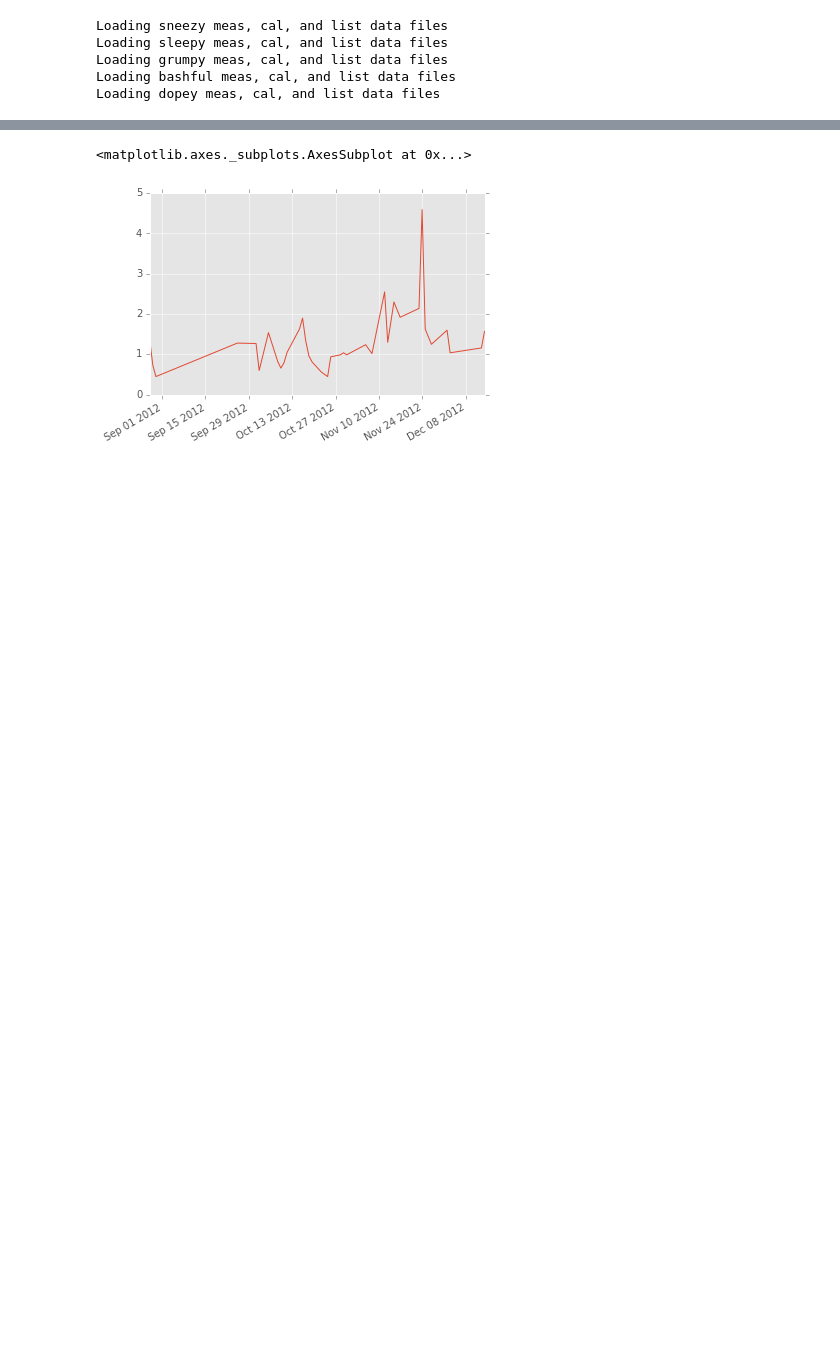
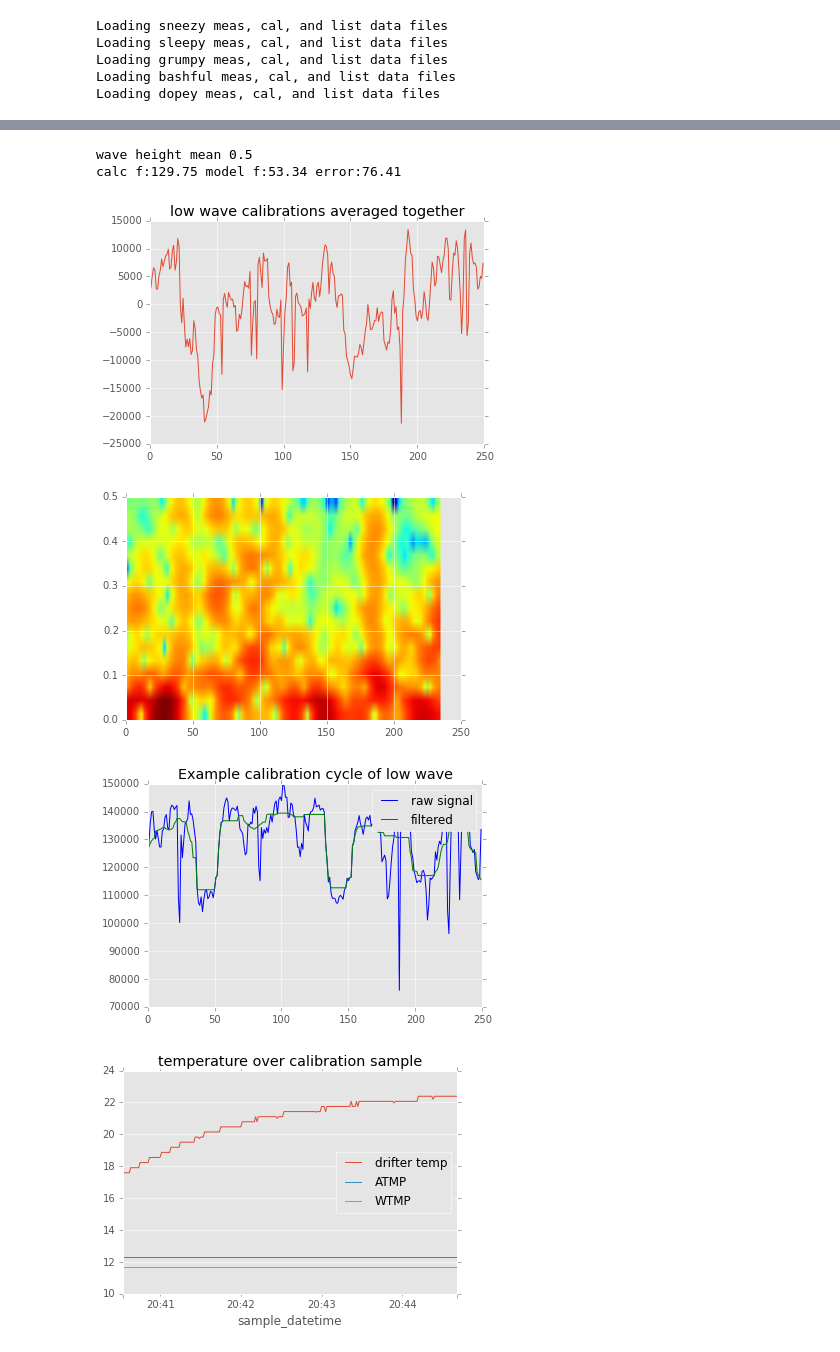
Before and after one commit to johannah/drifters, a Jupyter notebook: index.ipynb, the cells around one changed output, grey strips where cells are left out. Cells and saved outputs as stored; diff of their text form; code cells hidden in the pictures; blank space fills up the shorter version.

```diff
--- a/index.ipynb
+++ b/index.ipynb
@@ -201,8 +158,47 @@ dopey
-# %%
-ss = ss[ss.loc[:,"WVHT"] != 99.00]
-md = drifter_dict['grumpy']['list']
-o = pd.merge(md, ss, left_index=True, right_index=True)
-o['WVHT'].plot()
-# %% [output]
-<matplotlib.axes._subplots.AxesSubplot at 0x...>
-[figure, removed]
+# %%
+# look at the specgram to determine if there is any structured noise
+NFFT = 32
+overlap = 30
+Fs=1
+if len(low_waves):
+    # look at time series of each calibration that occurred during a low wave period
+    xl = np.mean(np.vstack(low_waves), axis=0)
+    xnl = xl-np.mean(xl)
+    plt.figure()
+    plt.title("low wave calibrations averaged together")
+    plt.plot(xnl)
+    plt.figure()
+    Pxxl, freqsl, binsl, iml = plt.specgram(xnl, Fs=Fs, NFFT=NFFT, noverlap=overlap)
+
+    # filter low waves
+    # data looks just as bad throughout the cal cycle -
+    # electronics temperature is much warmer than air or water temp and increases over the calibration period
+    # electronic temp increases about 5' each cal cycle
+    plt.figure()
+    lw = np.array(low_waves[0])
+    plt.title('Example calibration cycle of low wave')
+    # filter noise from low waves
+    plt.plot(lw, 'b', label='raw signal')
+    my = signal.medfilt(lw, kernel_size=23)
+    plt.plot(my, 'g', label='filtered')
+    plt.legend()
+    guess = my.mean()/1000
+    ln = sample_start_times_low[0]
+    ll = low.loc[low['cal_start_datetime'] == ln]
+    model = ll['igrff'].mean()/1000
+    print('wave height mean %s' %(round(ll['WVHT'].mean(),2)))
+    print('calc f:%s model f:%s error:%s' %(round(guess, 2), round(model,2), round(abs(guess-model), 2)))
+    la = ll.resample('D')
+    la.head()
+    plt.show()
+
+    ll.rename(columns={'temp':'drifter temp'}, inplace=True)
+    ll[['drifter temp', 'ATMP', 'WTMP']].plot(title='temperature over calibration sample')
+    la.head()
+# %% [output]
+wave height mean 0.5
+calc f:129.75 model f:53.34 error:76.41
+[figure, added]
+[figure, added]
+[figure, added]
+[figure, added]
```
Also changed, not shown: parts of 20 cells of this notebook.
